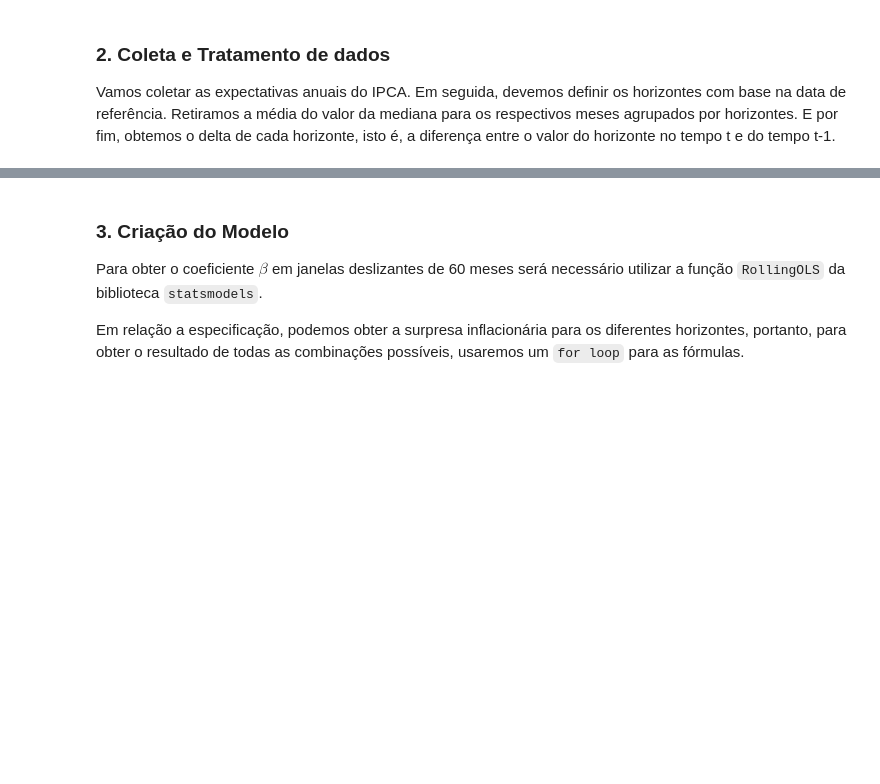
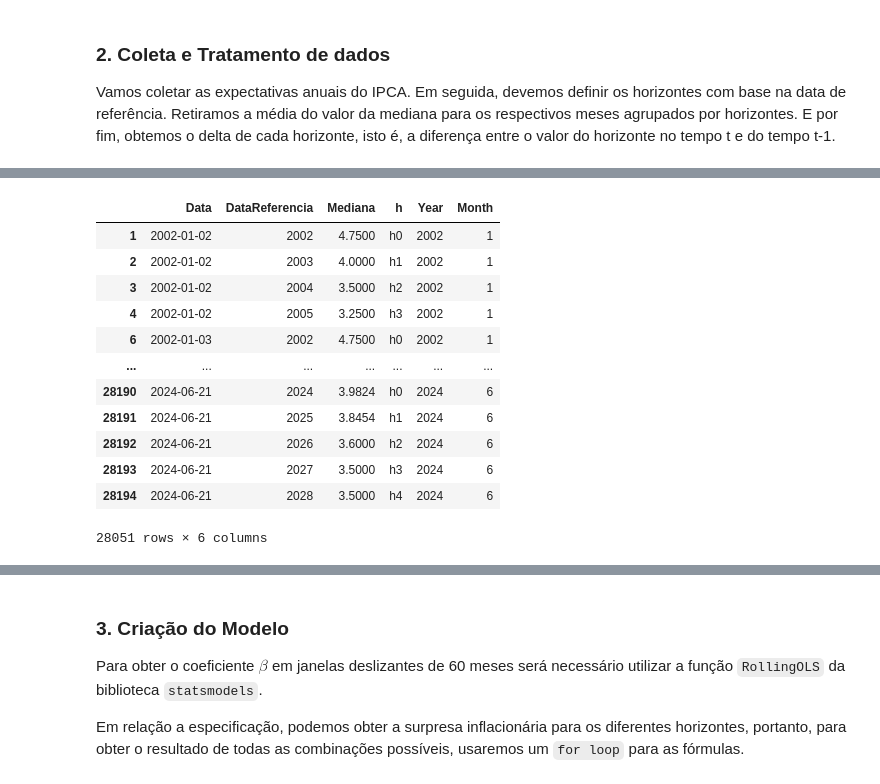
Before and after one commit to pedroxmarino/Meta-e-Ancoragem-de-Infla-o, a Jupyter notebook: ancoragem.ipynb, the cells around one changed output, grey strips where cells are left out. Saved outputs shown, nothing was run; the diff lists cells and outputs as text; code cells hidden in the pictures; blank space fills up the shorter version.

```diff
--- a/ancoragem.ipynb
+++ b/ancoragem.ipynb
@@ -43,25 +58,40 @@ exp_ipca_raw = (
 # %%
 # Realiza a filtragem e define os horizontes
 exp_ipca_h = (
     exp_ipca_raw
     .filter(items = ["Data", "DataReferencia", "Mediana"], axis = "columns")
     .assign(
       Data = lambda x : pd.to_datetime(x.Data),
       DataReferencia = lambda x: x.DataReferencia.astype(int),
       h = lambda x: np.select([
         x["Data"].dt.year == x["DataReferencia"],
         x["Data"].dt.year == x["DataReferencia"] - 1,
         x["Data"].dt.year == x["DataReferencia"] - 2,
         x["Data"].dt.year == x["DataReferencia"] - 3,
         x["Data"].dt.year == x["DataReferencia"] - 4
         ],
         ["h0", "h1", "h2", "h3", "h4"]
         ),
       Year = lambda x: x["Data"].dt.year,
       Month = lambda x: x["Data"].dt.month
     )
     .query("h != '0'")
 )
+exp_ipca_h
+# %% [output]
+|  | Data | DataReferencia | Mediana | h | Year | Month |
+| 1 | 2002-01-02 | 2002 | 4.7500 | h0 | 2002 | 1 |
+| 2 | 2002-01-02 | 2003 | 4.0000 | h1 | 2002 | 1 |
+| 3 | 2002-01-02 | 2004 | 3.5000 | h2 | 2002 | 1 |
+| 4 | 2002-01-02 | 2005 | 3.2500 | h3 | 2002 | 1 |
+| 6 | 2002-01-03 | 2002 | 4.7500 | h0 | 2002 | 1 |
+| ... | ... | ... | ... | ... | ... | ... |
+| 28190 | 2024-06-21 | 2024 | 3.9824 | h0 | 2024 | 6 |
+| 28191 | 2024-06-21 | 2025 | 3.8454 | h1 | 2024 | 6 |
+| 28192 | 2024-06-21 | 2026 | 3.6000 | h2 | 2024 | 6 |
+| 28193 | 2024-06-21 | 2027 | 3.5000 | h3 | 2024 | 6 |
+| 28194 | 2024-06-21 | 2028 | 3.5000 | h4 | 2024 | 6 |
+28051 rows × 6 columns
 # %%
 # Agrega dados
 expec_ipca = (
```
Also changed, not shown: parts of 6 cells of this notebook.
